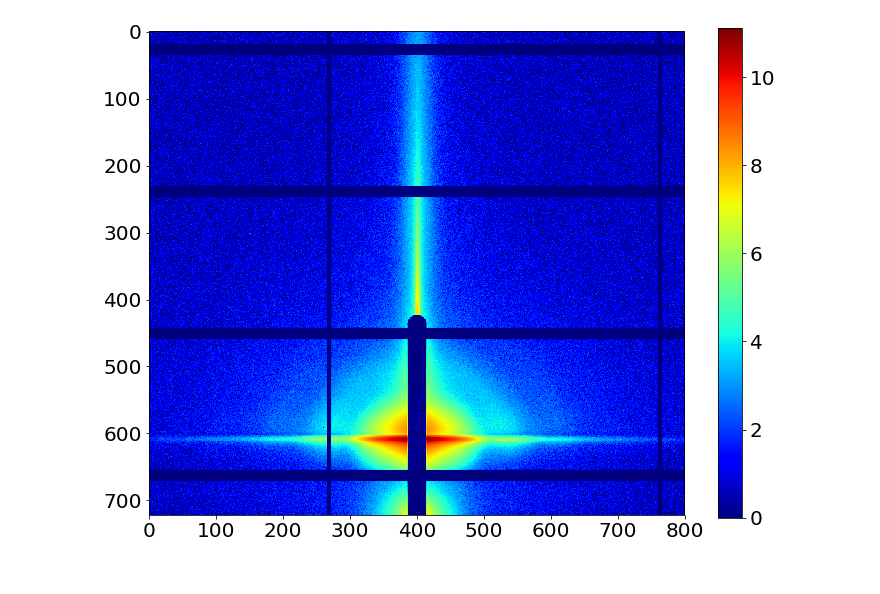
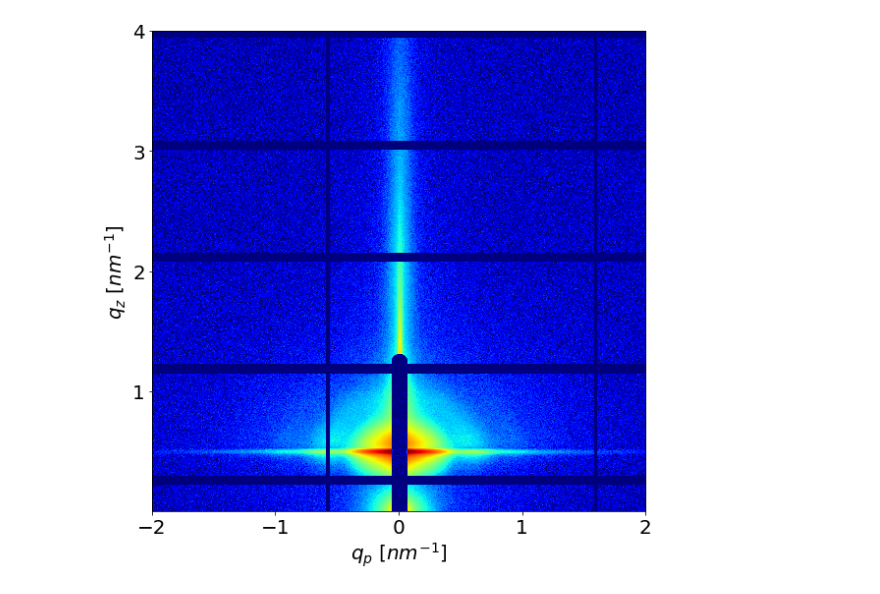
Before and after one commit to pjd5144/scattering, a Jupyter notebook: fabio_test.ipynb, the cells around one changed output. Saved outputs shown, nothing was run; the diff lists cells and outputs as text; code cells hidden in the pictures.

Commit message:
use reduction class in fabio

```diff
--- a/fabio_test.ipynb
+++ b/fabio_test.ipynb
@@ -2,17 +2,15 @@
 import fabio
 import numpy as np
 import matplotlib.pyplot as plt
-# %%
-plt.rcParams.update({'font.size': 20})
-obj = fabio.open("PAAGNP1_A0p160_2m.edf")
-fig,ax = plt.subplots(figsize=(12,9))
-obj.data[obj.data < 1] = 1
-data = obj.data
-plt.imshow(np.log(obj.data[600:1322,222:1022]),cmap='jet')
-plt.colorbar()
-plt.show()
-# %% [output]
-[figure, removed]
+# %%
+plt.rcParams.update({'font.size':20})
+from scattering import reduction as rd
+image1 = rd('PAAGNP1_A0p160_2m.edf')
+image1.load()
+image1.geometry(1990,622,1322)
+image1.plot()
+# %% [output]
+[figure, added]
 # %%
 ### Detector pixel size
 det_pix = [172e-6, 172e-6]
```
